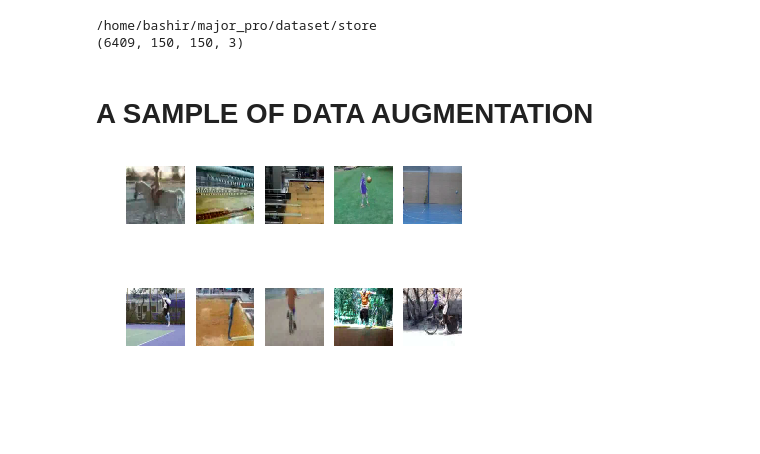
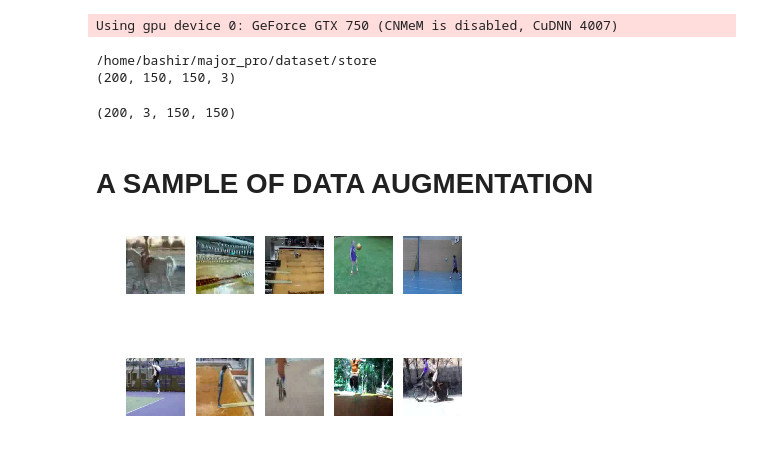
Before and after one commit to rachidasen/Content-Based-Video-Classification, a Jupyter notebook: Model.ipynb, the cells around one changed output. Cells and saved outputs as stored; diff of their text form; code cells hidden in the pictures; blank space fills up the shorter version.

Commit message:
A small model successfully training the images

```diff
--- a/Model.ipynb
+++ b/Model.ipynb
@@ -15,7 +15,8 @@ from nolearn.lasagne import visualize
 from sklearn.metrics import confusion_matrix, classification_report, accuracy_score
 
 %matplotlib inline
-a={}
+# %% [output]
+Using gpu device 0: GeForce GTX 750 (CNMeM is disabled, CuDNN 4007)
 # %%
 import random
 def load_chunk(path,chunk):
@@ -79,7 +80,7 @@ chunk='0'
 # import random
 X_train,y_train=load_chunk(path,chunk)
 size=X_train.shape[0]
-X_train=X_train[:size/2,:,:,:]
+X_train=X_train[:size/64,:,:,:]
 # initial=random.randint(0,50)
 # final=random.randint(0,50)
 
@@ -94,4 +95,4 @@ X_train=X_train[:size/2,:,:,:]
 print X_train.shape
 # %% [output]
 /home/bashir/major_pro/dataset/store
-(6409, 150, 150, 3)
+(200, 150, 150, 3)
@@ -98,12 +101,20 @@ print X_train.shape
+# %%
+y_train=y_train[:size/64]
+X_train.shape
+# %% [output]
+(200, 3, 150, 150)
 # %% [markdown]
 # A SAMPLE OF DATA AUGMENTATION
 # %%
 for i in range(10):
     plt.subplot(2,5,i+1)
-    plt.imshow(X_train[i].astype('uint8'))
+    a=X_train.reshape((X_train.shape[0],X_train.shape[2],X_train.shape[3],X_train.shape[1]))
+#     print X_train.shape
+    plt.imshow(a[i])
     plt.subplot(2,5,i+1)
-    plt.imshow(X_train[i].astype('uint8'))
+    plt.imshow(a[i])
+
     plt.axis('off')
 plt.show()
 # %% [output]
-[figure, old version]
+[figure, new version]
```
Also changed, not shown: parts of 5 cells of this notebook.
